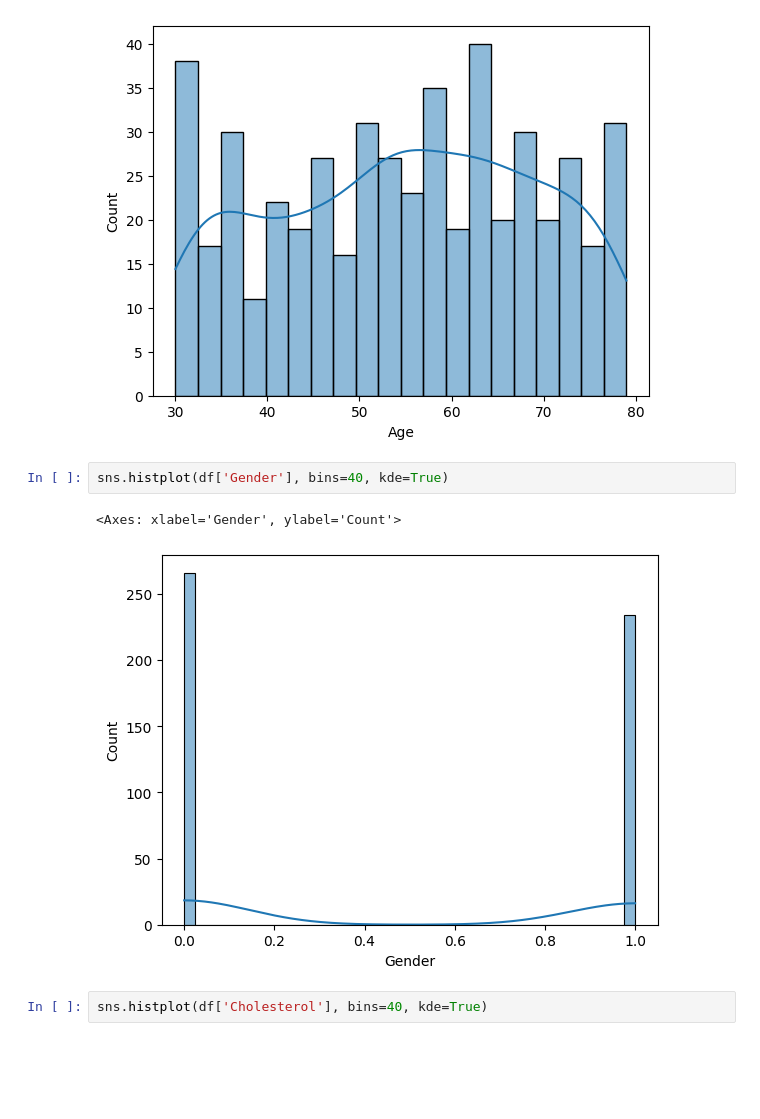
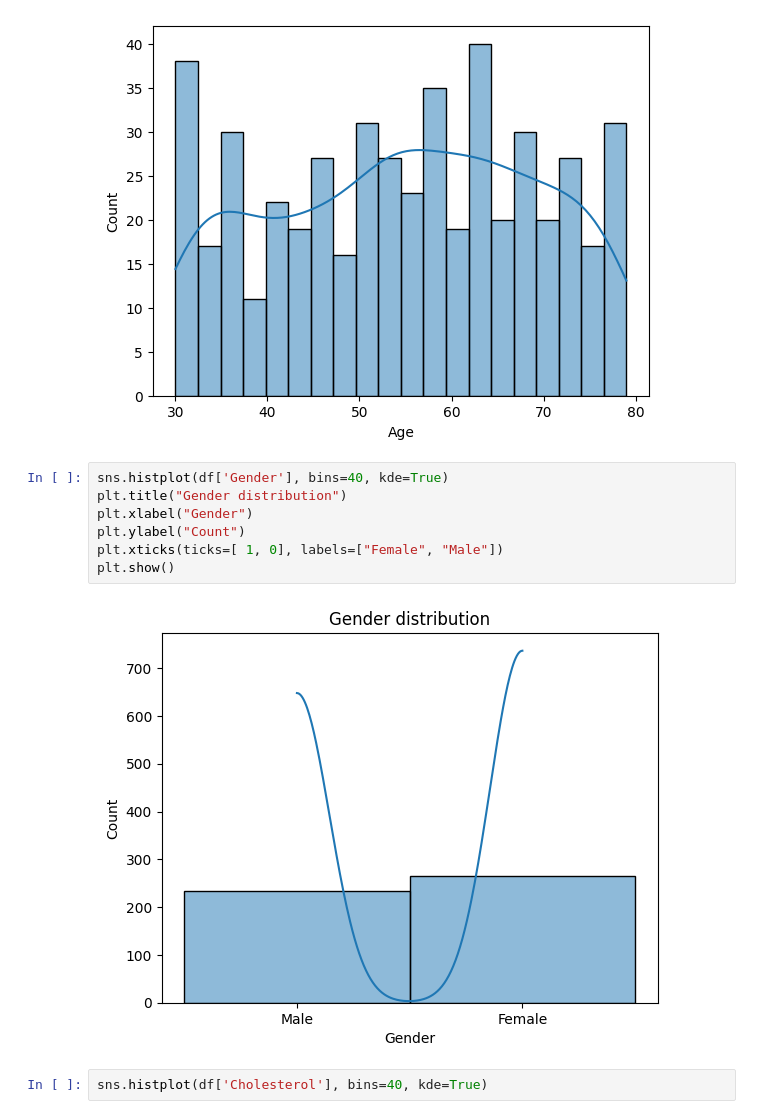
Before and after one commit to draco987987/Heart_Failure_Prediction_Proyect, a Jupyter notebook: jupyter_notebooks/Notebook_Template.ipynb, the cells around one changed output. Cells and saved outputs as stored; diff of their text form; blank space fills up the shorter version.

```diff
--- a/jupyter_notebooks/Notebook_Template.ipynb
+++ b/jupyter_notebooks/Notebook_Template.ipynb
@@ -202,11 +219,15 @@ sns.histplot(df['Age'], bins=20, kde=True)
 # %% [output]
 <Axes: xlabel='Age', ylabel='Count'>
 [figure]
-# %%
-sns.histplot(df['Gender'], bins=40, kde=True)
-# %% [output]
-<Axes: xlabel='Gender', ylabel='Count'>
-[figure, removed]
+# %%
+sns.histplot(df['Gender'], bins=40, kde=True)
+plt.title("Gender distribution")
+plt.xlabel("Gender")
+plt.ylabel("Count")
+plt.xticks(ticks=[ 1, 0], labels=["Female", "Male"])
+plt.show()
+# %% [output]
+[figure, added]
 # %%
 sns.histplot(df['Cholesterol'], bins=40, kde=True)
 # %% [output]
```
Also changed, not shown: parts of 16 cells of this notebook, 10 other files.
